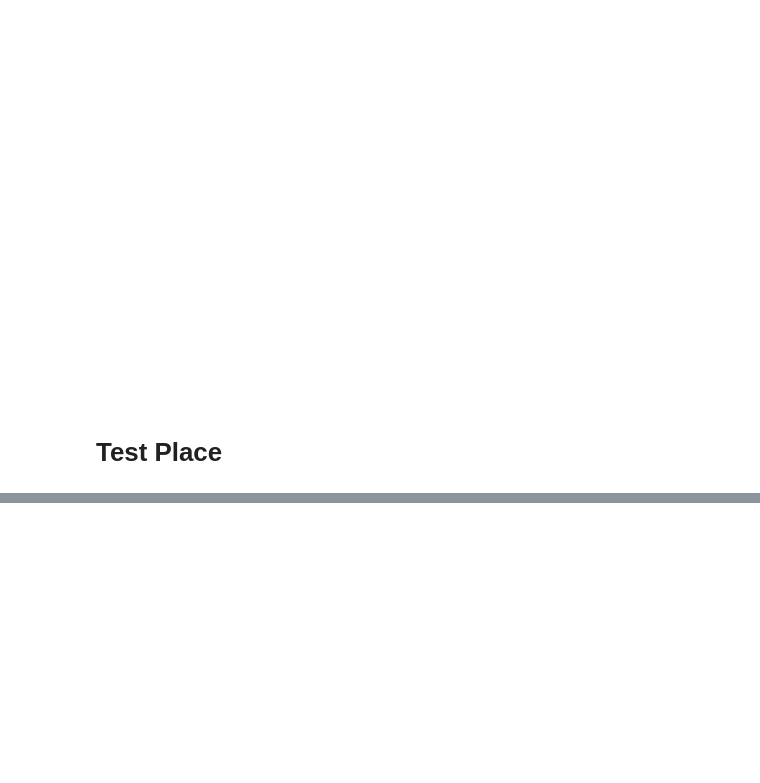
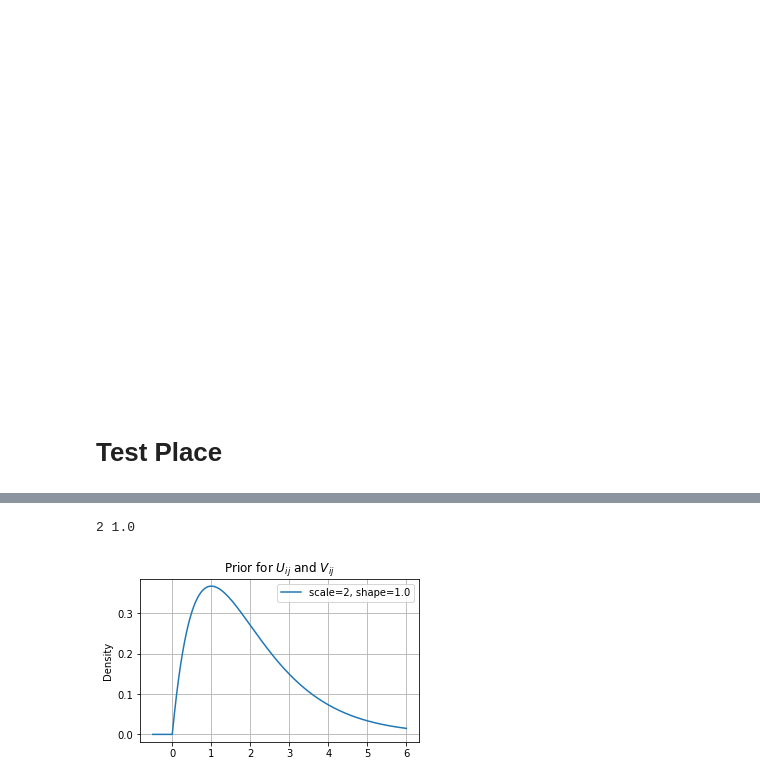
Before and after one commit to Napam/INF367A, a Jupyter notebook: Projects/Project2/StanProject.ipynb, the cells around one changed output, grey strips where cells are left out. Saved outputs shown, nothing was run; the diff lists cells and outputs as text; code cells hidden in the pictures; blank space fills up the shorter version.

```diff
--- a/Projects/Project2/StanProject.ipynb
+++ b/Projects/Project2/StanProject.ipynb
@@ -309,0 +383,17 @@ ci_df(df_hist['model'][0], df_train.sample(n=100).sort_values('rating'))
+# %%
+xrange = np.linspace(-0.5,6,1000)
+a = 2
+b = 0.5*a
+y = stats.gamma.pdf(xrange, a=a, scale=1/b)
+print(a, b)
+fig, ax = plt.subplots(figsize=(5,3))
+ax.plot(xrange, y, label=f'scale={a}, shape={b}')
+ax.legend()
+ax.grid()
+plt.title(r'Prior for $U_{ij}$ and $V_{ij}$')
+plt.ylabel('Density')
+# plt.savefig('images/nmfprior.pdf')
+plt.show()
+# %% [output]
+2 1.0
+[figure, added]
```
Also changed, not shown: parts of 23 cells of this notebook, 10 other files.
